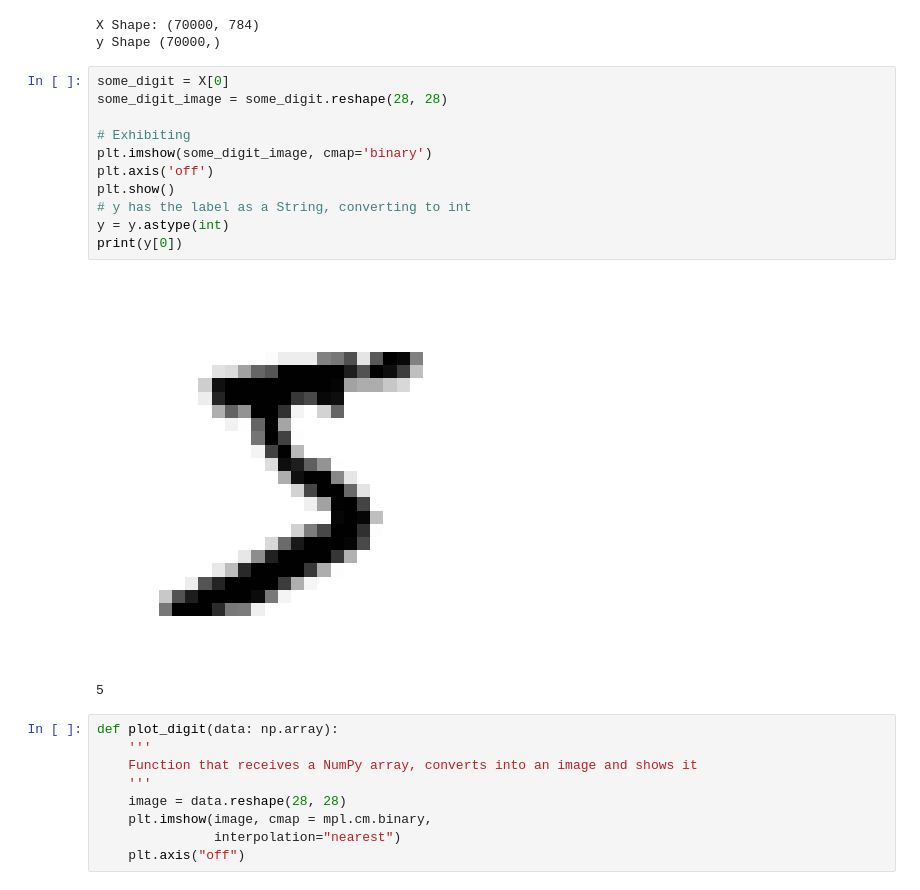
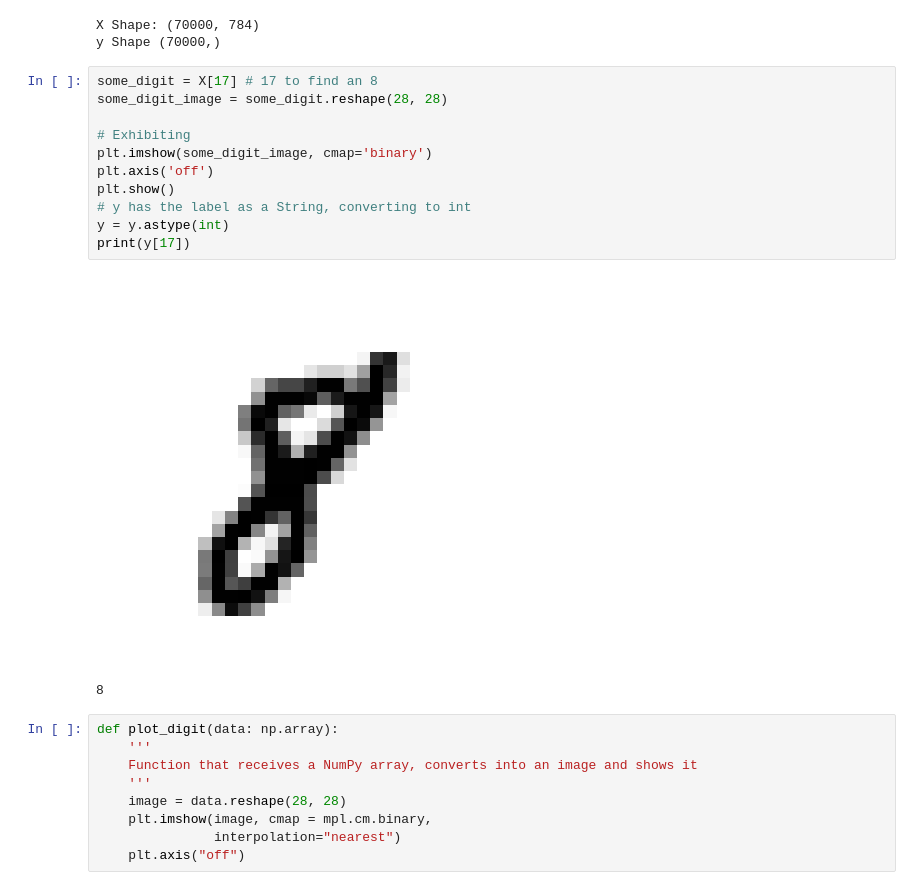
Before and after one commit to paulinhok14/ml-image-classification, a Jupyter notebook: img-classification.ipynb, the cells around one changed output. Saved outputs shown, nothing was run; the diff lists cells and outputs as text.

```diff
--- a/img-classification.ipynb
+++ b/img-classification.ipynb
@@ -38,19 +40,19 @@ print('y Shape', y.shape)
 X Shape: (70000, 784)
 y Shape (70000,)
 # %%
-some_digit = X[0]
+some_digit = X[17] # 17 to find an 8
 some_digit_image = some_digit.reshape(28, 28)
 
 # Exhibiting
 plt.imshow(some_digit_image, cmap='binary')
 plt.axis('off')
 plt.show()
 # y has the label as a String, converting to int
 y = y.astype(int)
-print(y[0])
+print(y[17])
 # %% [output]
-[figure, old version]
+[figure, new version]
-5
+8
 # %%
 def plot_digit(data: np.array):
     '''
```
Also changed, not shown: parts of 8 cells of this notebook.
